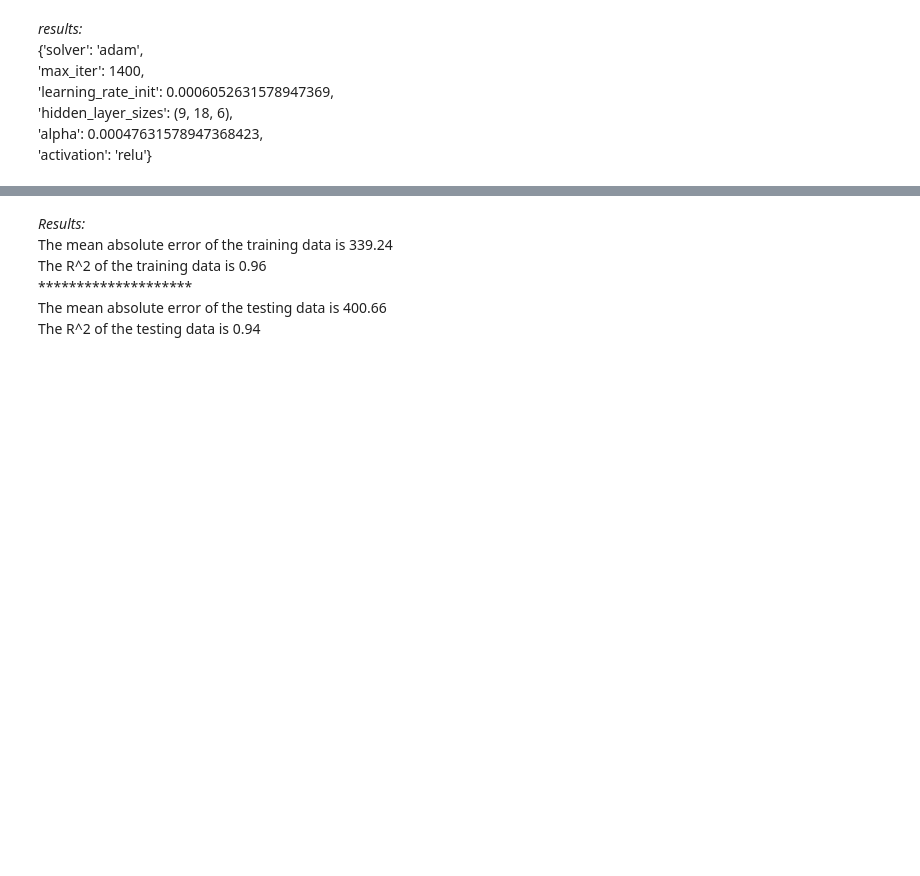
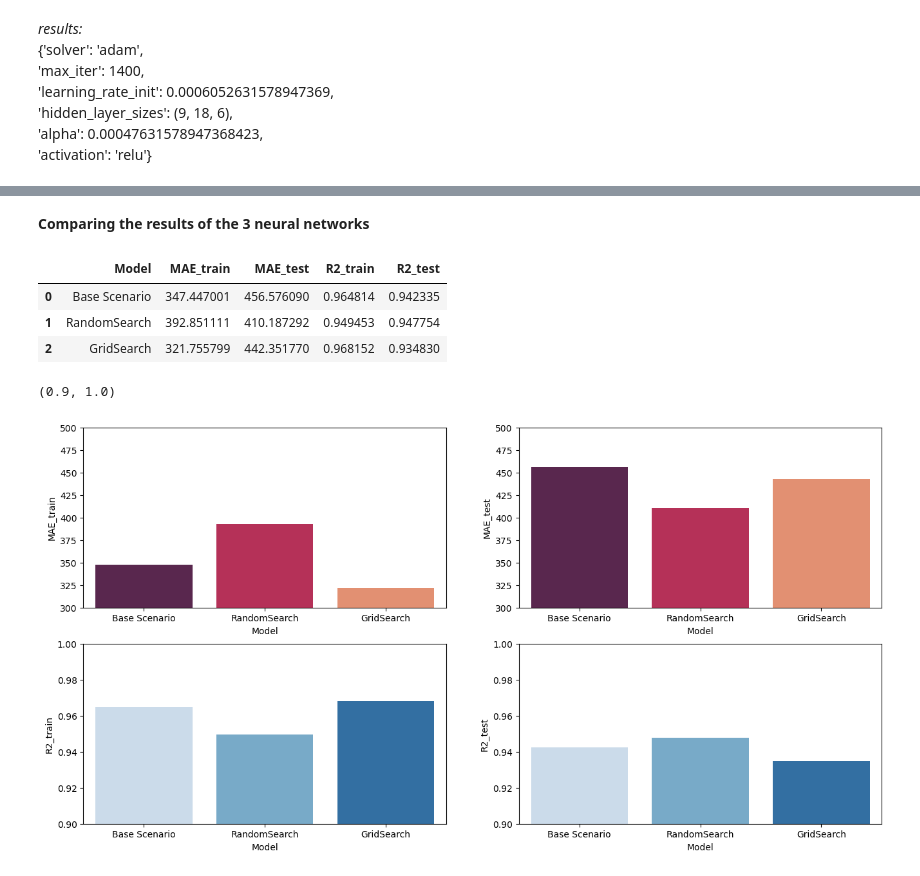
Before and after one commit to ymb287/dsf_project, a Jupyter notebook: neural_networks_scikit-learn_optimizing.ipynb, the cells around one changed output, grey strips where cells are left out. Cells and saved outputs as stored; diff of their text form; code cells hidden in the pictures; blank space fills up the shorter version.

```diff
--- a/neural_networks_scikit-learn_optimizing.ipynb
+++ b/neural_networks_scikit-learn_optimizing.ipynb
@@ -414,6 +336,0 @@ print(f"The R^2 of the testing data is {r2_test:>10.2f}")
-# %% [markdown]
-*Results:* <br> The mean absolute error of the training data is 339.24 <br>
-The R^2 of the training data is 0.96 <br>
-******************** <br>
-The mean absolute error of the testing data is 400.66 <br>
-The R^2 of the testing data is 0.94
@@ -460,0 +337,33 @@ results
+# %% [markdown]
+**Comparing the results of the 3 neural networks**
+# %%
+# reading the created dataframe and have a look at it to plot it later for the analysis
+comparison = pd.read_csv("nnet_comparison.csv", sep=";")
+comparison
+# %% [output]
+|  | Model | MAE_train | MAE_test | R2_train | R2_test |
+| 0 | Base Scenario | 347.447001 | 456.576090 | 0.964814 | 0.942335 |
+| 1 | RandomSearch | 392.851111 | 410.187292 | 0.949453 | 0.947754 |
+| 2 | GridSearch | 321.755799 | 442.351770 | 0.968152 | 0.934830 |
+# %%
+# plotting the comparison
+fig, axes = plt.subplots(nrows=2, ncols=2, figsize=(16, 8))
+
+mae_train_axes = axes[0, 0]
+sns.barplot(data=comparison, x="Model", y="MAE_train", ax=mae_train_axes, palette="rocket")
+mae_train_axes.set_ylim(300, 500)
+
+mae_test_axes = axes[0, 1]
+sns.barplot(data=comparison, x="Model", y="MAE_test", ax=mae_test_axes, palette="rocket")
+mae_test_axes.set_ylim(300, 500)
+
+r2_train_axes = axes[1, 0]
+sns.barplot(data=comparison, x="Model", y="R2_train", ax=r2_train_axes, palette="Blues")
+r2_train_axes.set_ylim(0.9, 1.0)
+
+r2_test_axes = axes[1, 1]
+sns.barplot(data=comparison, x="Model", y="R2_test", ax=r2_test_axes, palette="Blues")
+r2_test_axes.set_ylim(0.9, 1.0)
+# %% [output]
+(0.9, 1.0)
+[figure, added]
```
Also changed, not shown: parts of 18 cells of this notebook, 8 other files.
